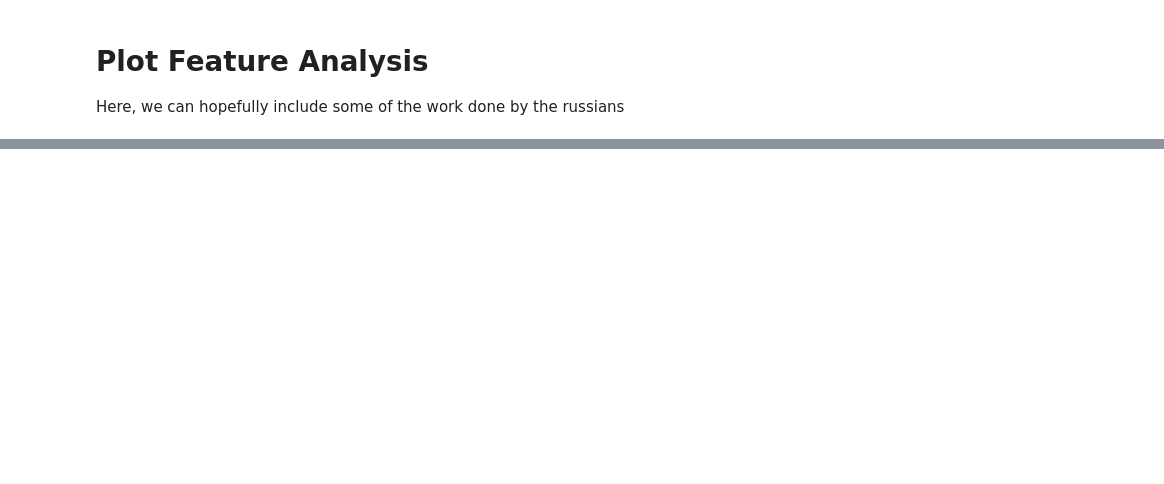
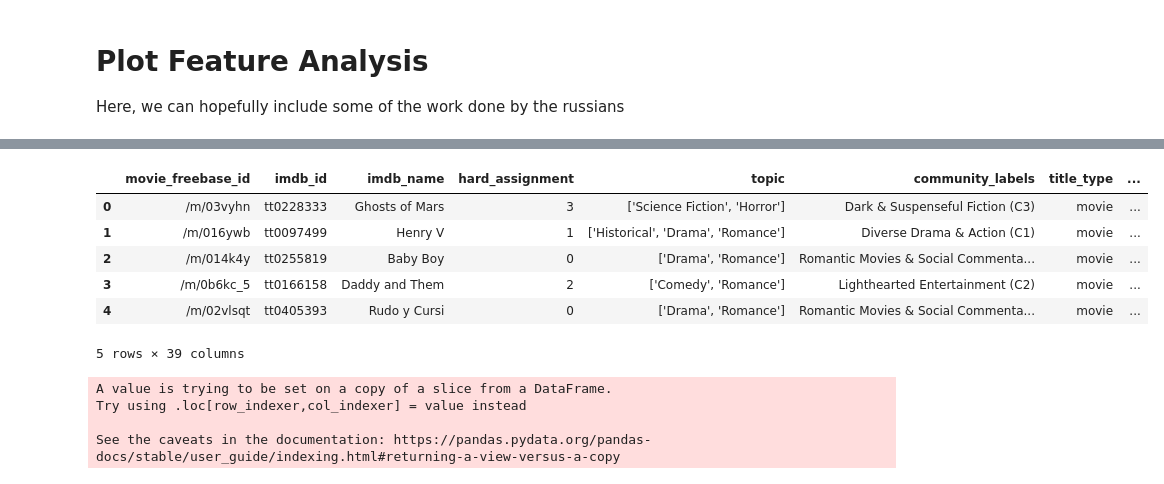
Before and after one commit to epfl-ada/ada-2023-project-biasbusters, a Jupyter notebook: analysis_revenue.ipynb, the cells around one changed output, grey strips where cells are left out. Drawn from its saved outputs; the diff is of its cells as text; code cells hidden in the pictures; blank space fills up the shorter version.

```diff
--- a/analysis_revenue.ipynb
+++ b/analysis_revenue.ipynb
@@ -129,0 +225,54 @@ Define and complete hypothesis testing
+# %%
+revenue_df = pd.merge(revenue_df, plot_features, on='movie_freebase_id', how='inner')
+# %%
+from sklearn.preprocessing import MultiLabelBinarizer
+import pandas as pd
+
+# Initialize the MultiLabelBinarizer
+mlb = MultiLabelBinarizer()
+
+# Assuming the lists in 'mood' column are not NaN and are cleaned (e.g., no empty strings)
+# If you have NaNs or empty lists, you'll need to handle them before this step
+revenue_df['mood'] = revenue_df['mood'].apply(lambda x: x if isinstance(x, list) else [])
+
+# Perform one-hot encoding on the 'mood' column
+mood_encoded = mlb.fit_transform(revenue_df['mood'])
+
+# Create a DataFrame with the encoded mood variables
+mood_encoded_df = pd.DataFrame(mood_encoded, columns=mlb.classes_)
+
+# Merge the new one-hot encoded columns back with the original DataFrame
+revenue_df = pd.concat([revenue_df, mood_encoded_df], axis=1)
+
+# Display the DataFrame to verify the changes
+revenue_df.head()
+# %% [output]
+|  | movie_freebase_id | imdb_id | imdb_name | hard_assignment | topic | community_labels | title_type | ... |
+| 0 | /m/03vyhn | tt0228333 | Ghosts of Mars | 3 | ['Science Fiction', 'Horror'] | Dark & Suspenseful Fiction (C3) | movie | ... |
+| 1 | /m/016ywb | tt0097499 | Henry V | 1 | ['Historical', 'Drama', 'Romance'] | Diverse Drama & Action (C1) | movie | ... |
+| 2 | /m/014k4y | tt0255819 | Baby Boy | 0 | ['Drama', 'Romance'] | Romantic Movies & Social Commenta... | movie | ... |
+| 3 | /m/0b6kc_5 | tt0166158 | Daddy and Them | 2 | ['Comedy', 'Romance'] | Lighthearted Entertainment (C2) | movie | ... |
+| 4 | /m/02vlsqt | tt0405393 | Rudo y Cursi | 0 | ['Drama', 'Romance'] | Romantic Movies & Social Commenta... | movie | ... |
+5 rows × 39 columns
+# %%
+# Calculate the 95th percentile for the 'revenue' column
+percentile_95 = revenue_df['revenue'].quantile(0.95)
+
+# Filter the DataFrame to exclude revenues above the 95th percentile
+filtered_df = revenue_df[revenue_df['revenue'] <= percentile_95]
+
+# Convert 'revenue' to millions
+filtered_df['revenue'] = filtered_df['revenue'] / 1e6
+
+# Reshape the DataFrame
+mood_data = pd.melt(filtered_df,
+                    id_vars=['revenue'],
+                    value_vars=['dark', 'dramatic', 'exciting', 'fantastical', 'inspirational', 'lighthearted', 'romantic'],
+                    var_name='mood',
+                    value_name='is_mood')
+mood_data = mood_data[mood_data['is_mood'] == 1]
+# %% [output]
+A value is trying to be set on a copy of a slice from a DataFrame.
+Try using .loc[row_indexer,col_indexer] = value instead
+
+See the caveats in the documentation: https://pandas.pydata.org/pandas-docs/stable/user_guide/indexing.html#returning-a-view-versus-a-copy
```
Also changed, not shown: parts of 34 cells of this notebook, 3 other files.
